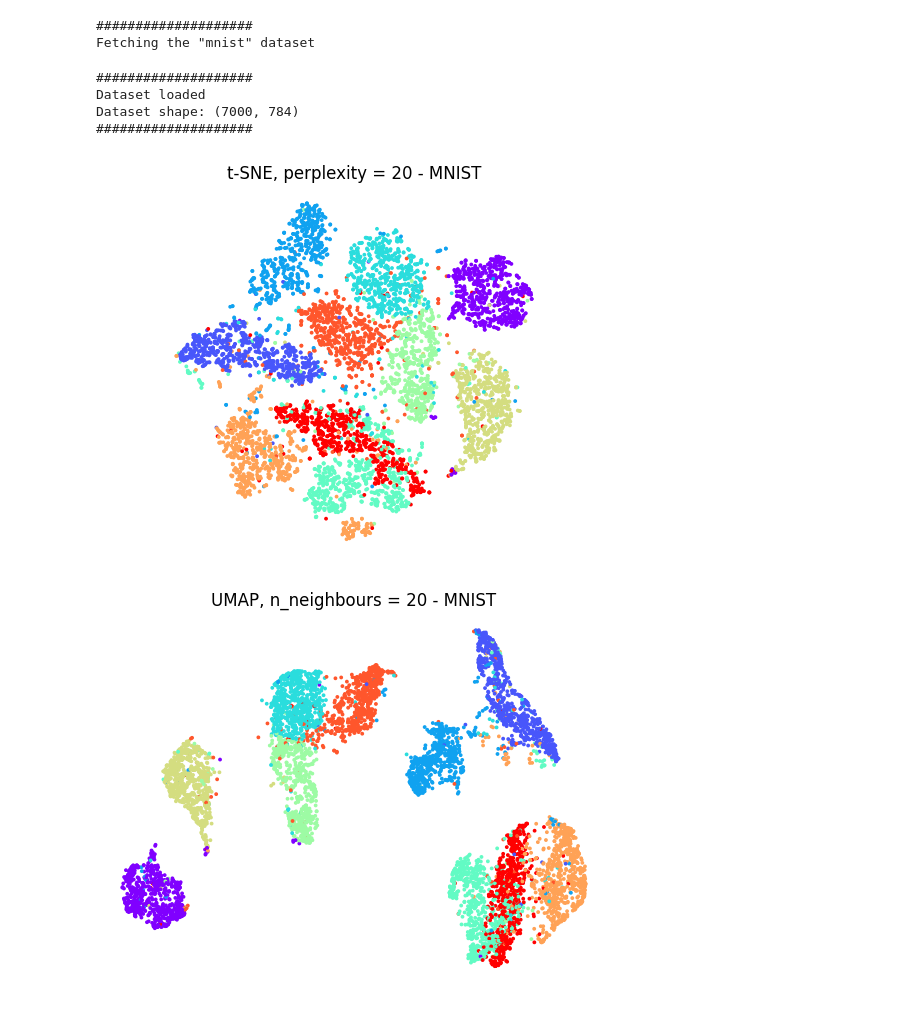
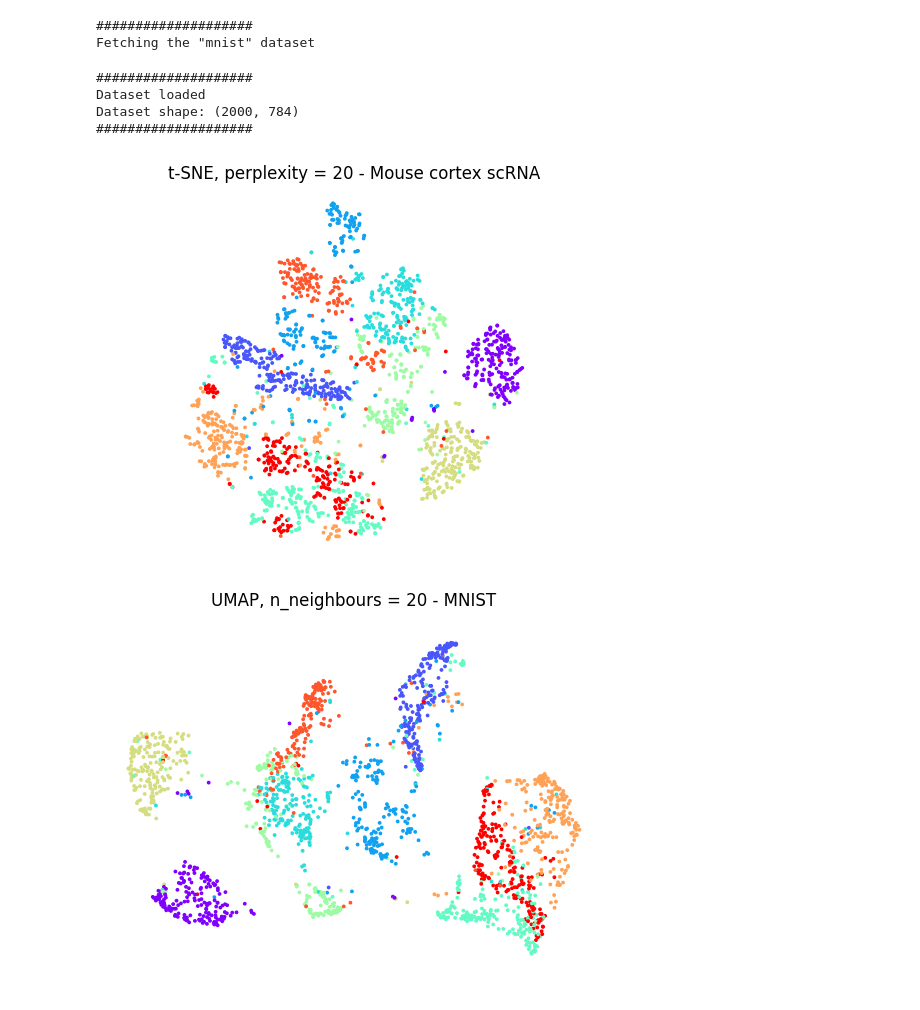
Before and after one commit to Jan961/2095736w, a Jupyter notebook: experiments/globe_and_tsne_umap_compare/umap_tsne.ipynb, the cells around one changed output. Drawn from its saved outputs; the diff is of its cells as text; code cells hidden in the pictures.

```diff
--- a/experiments/globe_and_tsne_umap_compare/umap_tsne.ipynb
+++ b/experiments/globe_and_tsne_umap_compare/umap_tsne.ipynb
@@ -16,21 +16,21 @@ from hdimvis.metrics.distance_measures.euclidian_and_manhattan import euclidean,
 from hdimvis.data_fetchers.DataFetcher import DataFetcher
 from pathlib import Path
 # %%
-dataset = DataFetcher.fetch_data("mnist", size=7000)
+dataset = DataFetcher.fetch_data(" mnist", size=2000)
 # %% [output]
 ####################
 Fetching the "mnist" dataset
 ####################
 Dataset loaded
-Dataset shape: (7000, 784)
+Dataset shape: (2000, 784)
 ####################
 # %%
 embedding_tsne = TSNE(n_components=2, perplexity=20).fit_transform(dataset.data)
-show_layout(positions=embedding_tsne, labels=dataset.labels, title="t-SNE, perplexity = 20 - MNIST")
+show_layout(positions=embedding_tsne, labels=dataset.labels, title="t-SNE, perplexity = 20 - Mouse cortex scRNA")
 # %% [output]
-[figure, old version]
+[figure, new version]
 # %%
 embedding_umap = umap.UMAP(n_neighbors=20).fit_transform(dataset.data)
 show_layout(positions=embedding_umap, labels=dataset.labels, title="UMAP, n_neighbours = 20 - MNIST")
 # %% [output]
-[figure, old version]
+[figure, new version]
```
Also changed, not shown: 25 other files.
